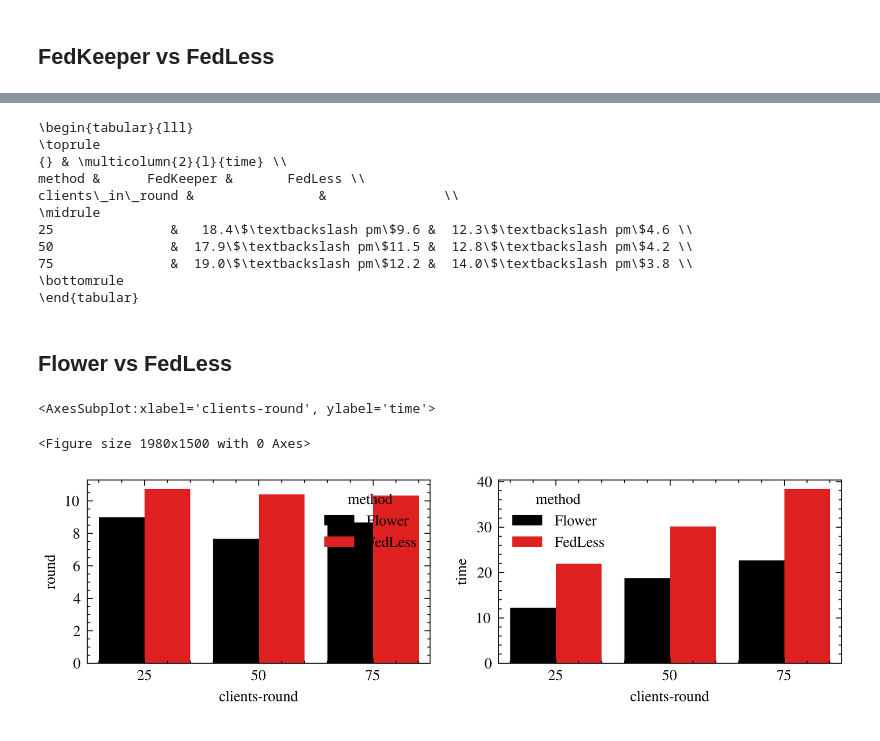
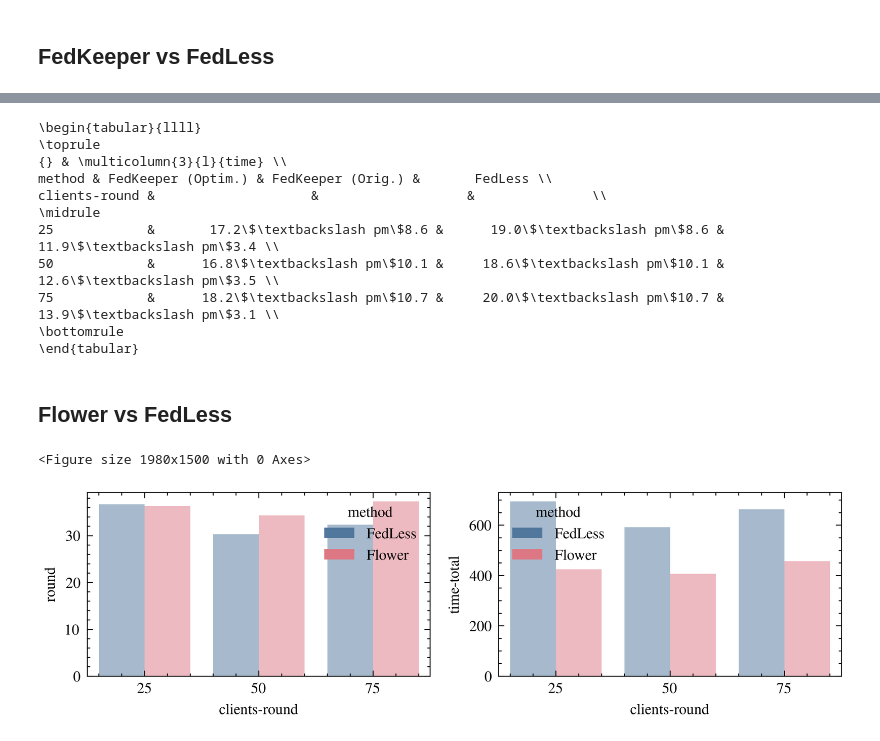
Before and after one commit to Serverless-Federated-Learning/FedLesScan, a Jupyter notebook: experiments/fedless-analysis.ipynb, the cells around one changed output, grey strips where cells are left out. Drawn from its saved outputs; the diff is of its cells as text; code cells hidden in the pictures.

```diff
--- a/experiments/fedless-analysis.ipynb
+++ b/experiments/fedless-analysis.ipynb
@@ -31,6 +31,6 @@ plt.style.use(['science', 'bright', 'ieee'])
 # %%
 flower_df = process_flower_logs(FLOWER_LOGS_DIR)
 fedkeeper_df, fedkeeper_clients_df = read_fedless_logs(f"{ROOT_OUT_DIR}/fedkeeper*-*-*-*-*-*-*")
-fedless_df, fedless_clients_df = read_fedless_logs(f"{ROOT_OUT_DIR}/fedless-[!df]*-*-*-*-*-*", ignore_dp=True) # [!d] ignores DP experiments
-fedless_dp_df, fedless_dp_clients_df = read_fedless_logs(f"{ROOT_OUT_DIR}/fedless-dp-*", ignore_dp=False)
-fedless_flower_df, fedless_flower_clients_df = read_fedless_logs(f"{ROOT_OUT_DIR}/fedless-flower-*", ignore_flower=False)
+fedless_df, fedless_clients_df = read_fedless_logs(f"{ROOT_OUT_DIR}/fedless-[!d]*-*-*-*-*-*", ignore_dp=True, ignore_flower=True) # [!d] ignores DP experiments
+fedless_dp_df, fedless_dp_clients_df = read_fedless_logs(f"{ROOT_OUT_DIR}/fedless-dp-*", ignore_dp=False, ignore_flower=True)
+fedless_flower_df, fedless_flower_clients_df = read_fedless_logs(f"{ROOT_OUT_DIR}/fedless-flower-*", ignore_flower=False, ignore_dp=True)
@@ -654,70 +673,78 @@ fl_fk_comp_df.groupby(["method", "clients-round"]).agg({'time': [np.mean, np.med
 # %%
 def mean_std(vals):
     return f"{np.mean(vals).round(1)}$\pm${np.std(vals).round(1)}"
-df_ = fl_fk_comp_df.groupby(["method", "clients_in_round"]).agg({'time': [mean_std]})#[np.mean, np.median, np.std]}).T.round(1)
+df_ = fl_fk_comp_df.groupby(["method", "clients-round"]).agg({'time': [mean_std]})#[np.mean, np.median, np.std]}).T.round(1)
 df_.columns = ["time"]
 #print(df_.to_latex())
-print(df_.reset_index().pivot(index="clients_in_round", columns="method").to_latex())
+print(df_.reset_index().pivot(index="clients-round", columns="method").to_latex())
 # %% [output]
-\begin{tabular}{lll}
+\begin{tabular}{llll}
 \toprule
-{} & \multicolumn{2}{l}{time} \\
-method &      FedKeeper &       FedLess \\
-clients\_in\_round &                &               \\
+{} & \multicolumn{3}{l}{time} \\
+method & FedKeeper (Optim.) & FedKeeper (Orig.) &       FedLess \\
+clients-round &                    &                   &               \\
 \midrule
-25               &   18.4\$\textbackslash pm\$9.6 &  12.3\$\textbackslash pm\$4.6 \\
-50               &  17.9\$\textbackslash pm\$11.5 &  12.8\$\textbackslash pm\$4.2 \\
-75               &  19.0\$\textbackslash pm\$12.2 &  14.0\$\textbackslash pm\$3.8 \\
+25            &       17.2\$\textbackslash pm\$8.6 &      19.0\$\textbackslash pm\$8.6 &  11.9\$\textbackslash pm\$3.4 \\
+50            &      16.8\$\textbackslash pm\$10.1 &     18.6\$\textbackslash pm\$10.1 &  12.6\$\textbackslash pm\$3.5 \\
+75            &      18.2\$\textbackslash pm\$10.7 &     20.0\$\textbackslash pm\$10.7 &  13.9\$\textbackslash pm\$3.1 \\
 \bottomrule
 \end{tabular}
 # %% [markdown]
 ## Flower vs FedLess
 # %%
-plt.clf()
 
 flower_fedless_df = pd.concat([
         flower_df.loc[(("mnist", "femnist"), slice(1, 100), 100, 5, 10), :].reset_index(),
         fedless_flower_df.loc[(("mnist", "femnist"), slice(1, 100), 100, 5, 10, 1), :].reset_index()
     ],
     keys=["Flower", "FedLess"],
     names=["method"]
 )
 flower_fedless_df = flower_fedless_df[flower_fedless_df["clients-round"] >= 25]
-
-fig, axarr = plt.subplots(ncols=2, figsize=(7.167, 7.167 / 4), sharex=True, sharey=False)
+flower_fedless_df["time-total"] = flower_fedless_df.groupby(["method", "dataset", "clients-round", "seed"])["time"].transform(pd.Series.cumsum)
+#flower_fedless_df.loc["Flower"["time-clients-est"] = flower_fedless_df["time"] - flower_fedless_df["time-aggregation"] - (flower_fedless_df["time-eval"])
 
 flower_fedless_mnist_df = flower_fedless_df[flower_fedless_df["dataset"] == "mnist"]
+flower_fedless_femnist_df = flower_fedless_df[flower_fedless_df["dataset"] == "femnist"]
 
-df_ = flower_fedless_mnist_df.copy()
+df_ = flower_fedless_mnist_df.copy().reset_index()
 df_ = df_[df_["accuracy"] > 0.99]
 df_ = df_.groupby(["method", "dataset", "clients-round", "seed"]).min("round").groupby(["method", "dataset", "clients-round"]).mean().reset_index()
+df_
 
-sns.barplot(
-    x="clients-round",
-    y="round",
-    hue="method",
-    data=df_,
-    ax=axarr[0]
-)
+plt.clf()
+fig, axarr = plt.subplots(ncols=2, figsize=(7.167, 7.167 / 4), sharex=True, sharey=False)
+with plt.style.context(['science', 'ieee', 'bright']):
+    sns.barplot(
+        x="clients-round",
+        y="round",
+        hue="method",
+        data=df_,
+        ax=axarr[0],
+    )
 
-sns.barplot(
-    x="clients-round",
-    y="time",
-    hue="method",
-    data=df_,
-    ax=axarr[1]
-)
+    sns.barplot(
+        x="clients-round",
+        y="time-total",
+        hue="method",
+        data=df_,
+        ax=axarr[1]
+    )
+for bar in [c for b in axarr[1].containers for c in b]:
+    bar.set_alpha(0.5)
+for bar in [c for b in axarr[0].containers for c in b]:
+    bar.set_alpha(0.5)
+
 #for i, clients in enumerate([25, 50, 75]):
     #df_ = flower_fedless_df.copy()
     ##df_ = df_[df_["clients-round"] == clients]
     #sns.lineplot(
     #    x="round",
     #    y="accuracy",
     #    hue="method",
     #    data=df_,
     #    ax=axarr[i]
     #)
 # %% [output]
-<AxesSubplot:xlabel='clients-round', ylabel='time'>
+<Figure size 1980x1500 with 0 Axes>
-<Figure size 1980x1500 with 0 Axes>
-[figure, old version]
+[figure, new version]
```
Also changed, not shown: parts of 25 cells of this notebook.
